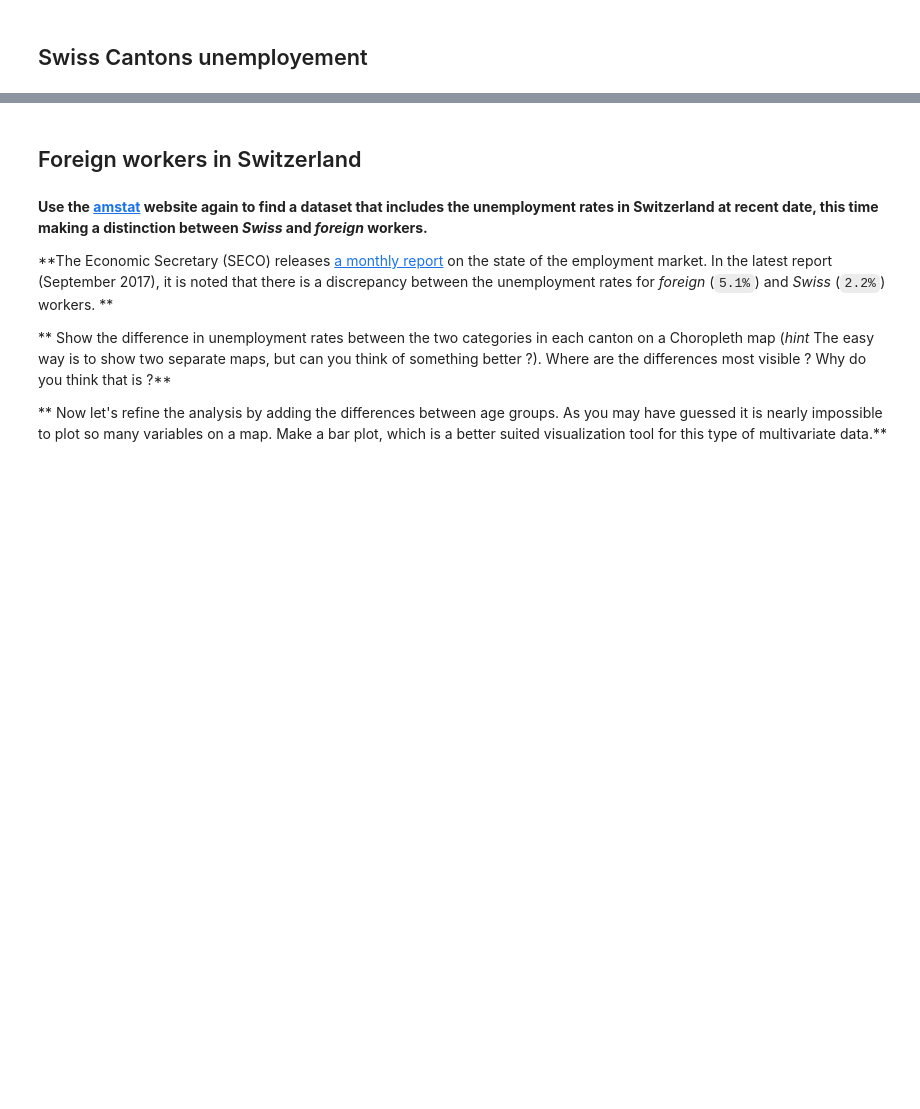
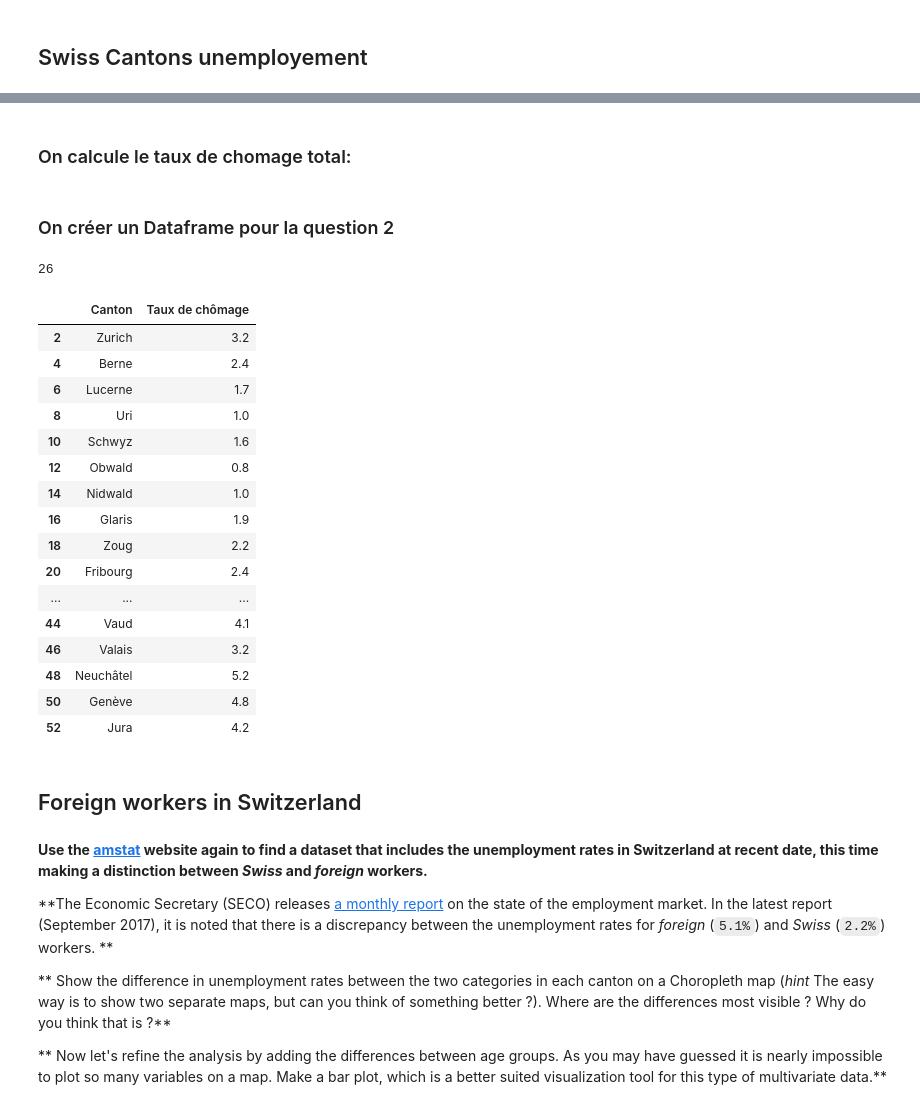
Before and after one commit to julied20/ada-2017, a Jupyter notebook: Homeworks/Homework03/Homework03_Julie.ipynb, the cells around one changed output, grey strips where cells are left out. Cells and saved outputs as stored; diff of their text form; code cells hidden in the pictures; blank space fills up the shorter version.

```diff
--- a/Homeworks/Homework03/Homework03_Julie.ipynb
+++ b/Homeworks/Homework03/Homework03_Julie.ipynb
@@ -145,3 +161,46 @@ swiss_temp[:3]
+# %% [markdown]
+### On calcule le taux de chomage total:
+# %%
+total_unemployment = []
+for swiss_index, swiss_row in swiss_df.iterrows():
+    for foreign_index, foreign_row in foreign_df.iterrows():
+        if swiss_row['Canton'] == foreign_row['Canton']:
+            total_unemployment.append((swiss_row['Chômeurs inscrits'] + foreign_row['Chômeurs inscrits'])/
+                         (((swiss_row['Chômeurs inscrits']/swiss_row['Taux de chômage']) +
+                               (foreign_row['Chômeurs inscrits']/foreign_row['Taux de chômage']))))
+# %%
+total_unemployment = [round(t, 1) for t in total_unemployment]
+# %% [markdown]
+### On créer un Dataframe pour la question 2
+# %%
+switzerland_df = switzerland_df.drop(non_suisses)
+switzerland_df = switzerland_df.drop(['Nationalité', 'Chômeurs inscrits', 'Taux de chômage'], axis=1)
+# %%
+len(total_unemployment)
+# %% [output]
+26
+# %%
+switzerland_df['Taux de chômage'] = total_unemployment
+# %%
+switzerland_df
+# %% [output]
+|  | Canton | Taux de chômage |
+| 2 | Zurich | 3.2 |
+| 4 | Berne | 2.4 |
+| 6 | Lucerne | 1.7 |
+| 8 | Uri | 1.0 |
+| 10 | Schwyz | 1.6 |
+| 12 | Obwald | 0.8 |
+| 14 | Nidwald | 1.0 |
+| 16 | Glaris | 1.9 |
+| 18 | Zoug | 2.2 |
+| 20 | Fribourg | 2.4 |
+| ... | ... | ... |
+| 44 | Vaud | 4.1 |
+| 46 | Valais | 3.2 |
+| 48 | Neuchâtel | 5.2 |
+| 50 | Genève | 4.8 |
+| 52 | Jura | 4.2 |
 # %% [markdown]
 ## Foreign workers in Switzerland
 # %% [markdown]
```
Also changed, not shown: parts of 18 cells of this notebook.
